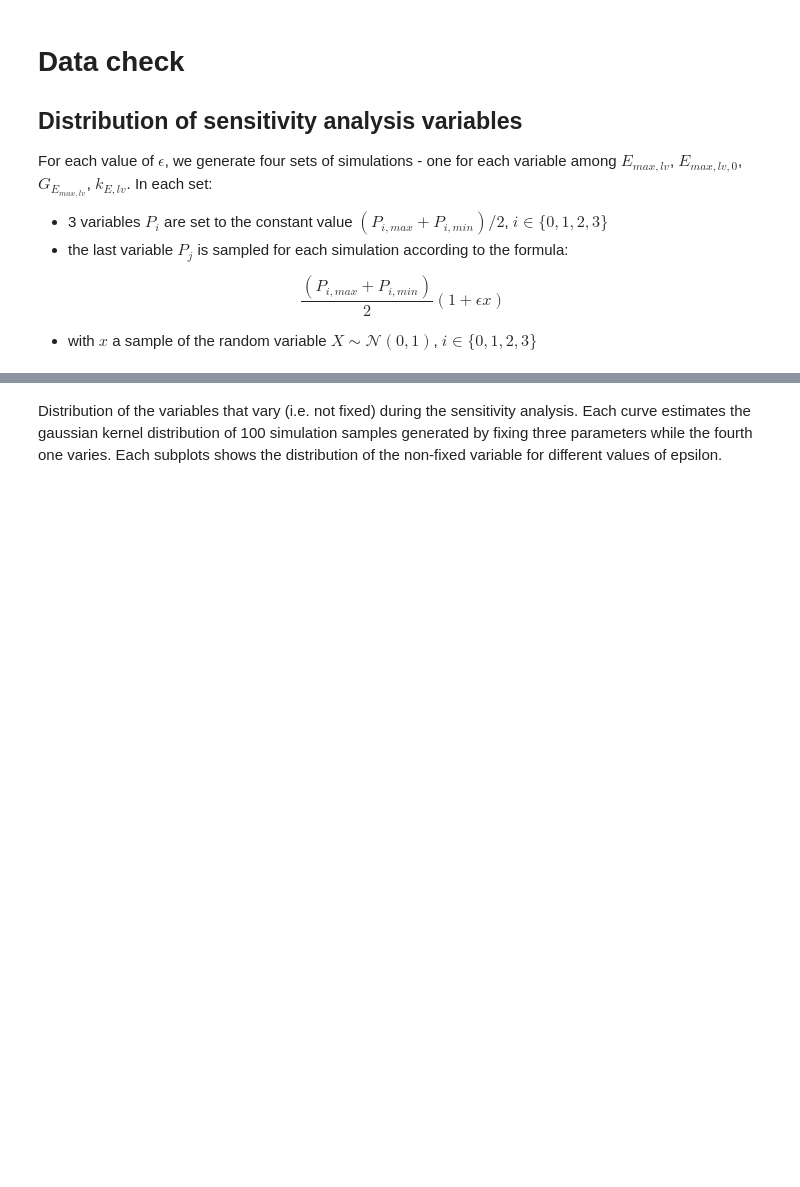
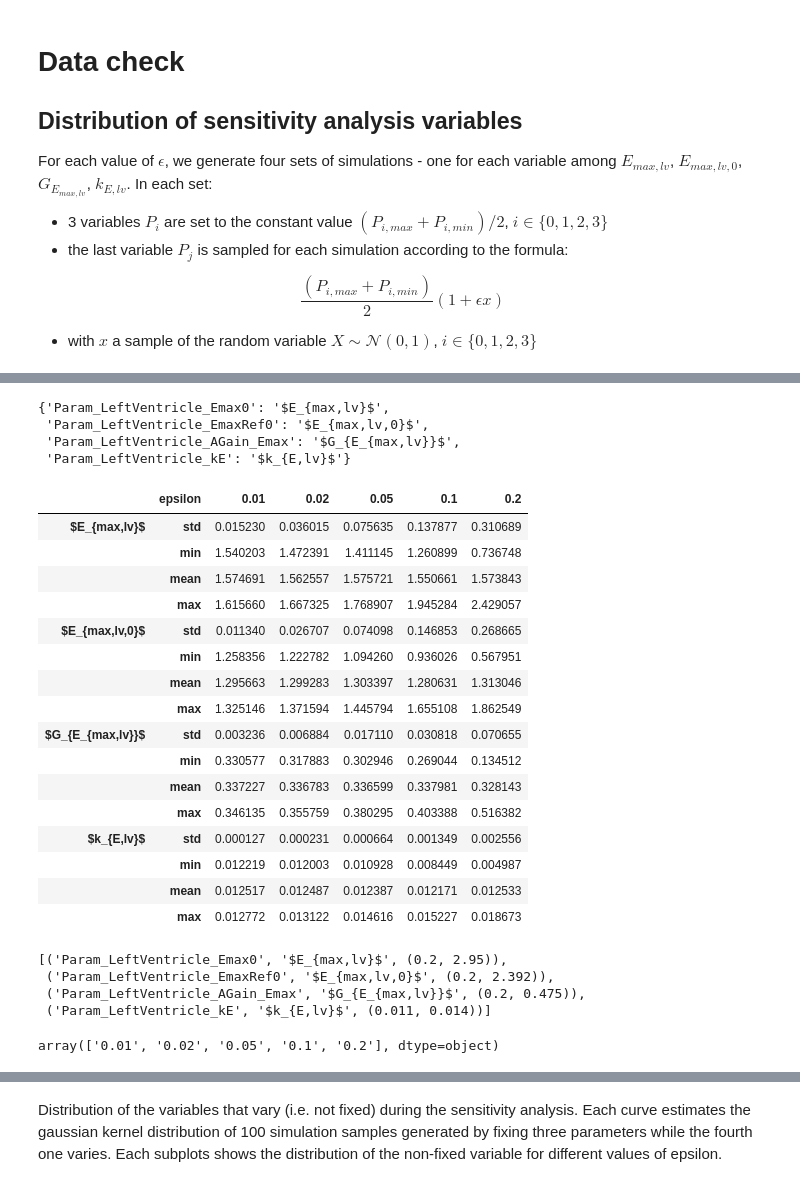
Before and after one commit to matthiaszeller/VAD-0D-DNN, a Jupyter notebook: notebooks/N17-Sensitivity-analysis-publish.ipynb, the cells around one changed output, grey strips where cells are left out. Cells and saved outputs as stored; diff of their text form; code cells hidden in the pictures; blank space fills up the shorter version.

```diff
--- a/notebooks/N17-Sensitivity-analysis-publish.ipynb
+++ b/notebooks/N17-Sensitivity-analysis-publish.ipynb
@@ -37,7 +37,7 @@ $$\frac{(P_{i,max} + P_{i,min})}{2} (1+\epsilon x)$$
 
 * with $x$ a sample of the random variable $X \sim \mathcal{N}(0, 1)$, $i \in \{0,1,2,3\}$
 # %%
-path = '/media/maousi/Data/tmp/sensitivity'
+path = '/media/maousi/Raw/sensitivity'
 params = []
 # For each value of epsilon
 for folder in os.listdir(path):
@@ -67,11 +77,35 @@ params.describe()
 # %%
 param_dic = dict(zip(params, ['$E_{max,lv}$', '$E_{max,lv,0}$', '$G_{E_{max,lv}}$', '$k_{E,lv}$']))
 param_dic
+# %% [output]
+{'Param_LeftVentricle_Emax0': '$E_{max,lv}$',
+ 'Param_LeftVentricle_EmaxRef0': '$E_{max,lv,0}$',
+ 'Param_LeftVentricle_AGain_Emax': '$G_{E_{max,lv}}$',
+ 'Param_LeftVentricle_kE': '$k_{E,lv}$'}
 # %%
 summary = params.rename(columns=param_dic)
 summary = summary.groupby('epsilon').describe().transpose()
 summary = summary.loc[ (slice(None), ('min', '50%', 'max', 'std')), : ]
-summary.rename(index={'50%':'mean'})
+summary = summary.rename(index={'50%':'mean'})
+summary
+# %% [output]
+|  | epsilon | 0.01 | 0.02 | 0.05 | 0.1 | 0.2 |
+| $E_{max,lv}$ | std | 0.015230 | 0.036015 | 0.075635 | 0.137877 | 0.310689 |
+|  | min | 1.540203 | 1.472391 | 1.411145 | 1.260899 | 0.736748 |
+|  | mean | 1.574691 | 1.562557 | 1.575721 | 1.550661 | 1.573843 |
+|  | max | 1.615660 | 1.667325 | 1.768907 | 1.945284 | 2.429057 |
+| $E_{max,lv,0}$ | std | 0.011340 | 0.026707 | 0.074098 | 0.146853 | 0.268665 |
+|  | min | 1.258356 | 1.222782 | 1.094260 | 0.936026 | 0.567951 |
+|  | mean | 1.295663 | 1.299283 | 1.303397 | 1.280631 | 1.313046 |
+|  | max | 1.325146 | 1.371594 | 1.445794 | 1.655108 | 1.862549 |
+| $G_{E_{max,lv}}$ | std | 0.003236 | 0.006884 | 0.017110 | 0.030818 | 0.070655 |
+|  | min | 0.330577 | 0.317883 | 0.302946 | 0.269044 | 0.134512 |
+|  | mean | 0.337227 | 0.336783 | 0.336599 | 0.337981 | 0.328143 |
+|  | max | 0.346135 | 0.355759 | 0.380295 | 0.403388 | 0.516382 |
+| $k_{E,lv}$ | std | 0.000127 | 0.000231 | 0.000664 | 0.001349 | 0.002556 |
+|  | min | 0.012219 | 0.012003 | 0.010928 | 0.008449 | 0.004987 |
+|  | mean | 0.012517 | 0.012487 | 0.012387 | 0.012171 | 0.012533 |
+|  | max | 0.012772 | 0.013122 | 0.014616 | 0.015227 | 0.018673 |
 # %%
 names = [p for p in params.columns if p != 'epsilon']
 names = list(zip(names,
@@ -79,9 +113,16 @@ names = list(zip(names,
                  [(0.2, 2.95), (0.2, 2.392), (0.2, 0.475), (0.011, 0.014)]
                  ))
 names
+# %% [output]
+[('Param_LeftVentricle_Emax0', '$E_{max,lv}$', (0.2, 2.95)),
+ ('Param_LeftVentricle_EmaxRef0', '$E_{max,lv,0}$', (0.2, 2.392)),
+ ('Param_LeftVentricle_AGain_Emax', '$G_{E_{max,lv}}$', (0.2, 0.475)),
+ ('Param_LeftVentricle_kE', '$k_{E,lv}$', (0.011, 0.014))]
 # %%
 epsilons = params.epsilon.unique()
 epsilons
+# %% [output]
+array(['0.01', '0.02', '0.05', '0.1', '0.2'], dtype=object)
 # %%
 #summary =
 # %%
```
Also changed, not shown: parts of 2 cells of this notebook, 5 other files.
